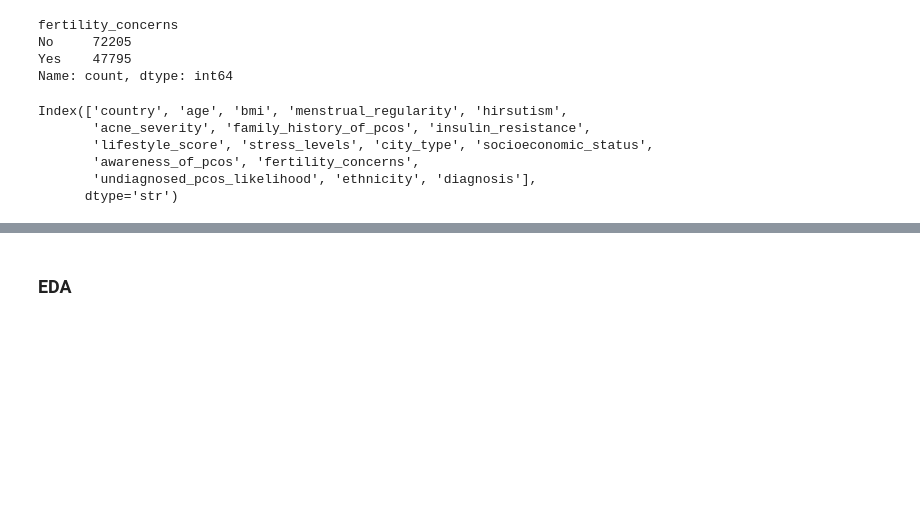
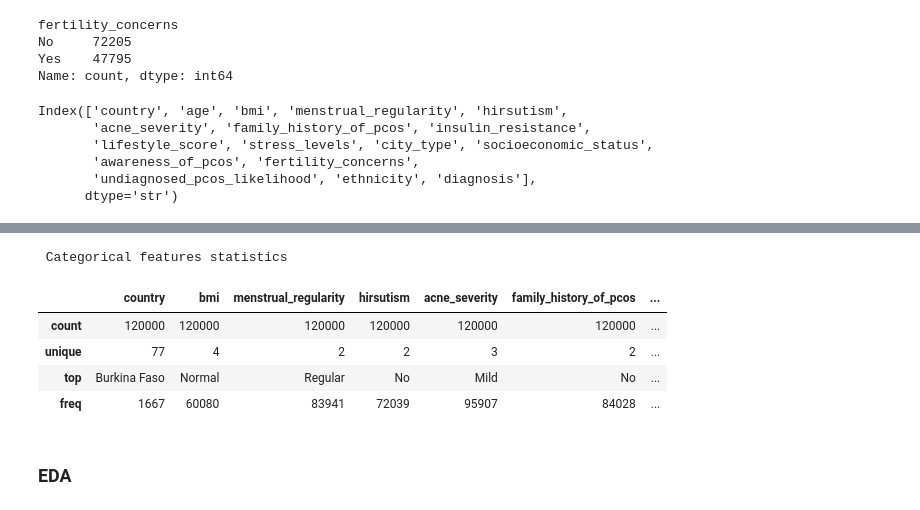
Before and after one commit to rajibulislam1/PCOS_detect_prediction, a Jupyter notebook: notebooks/01-data-preprocessed.ipynb, the cells around one changed output, grey strips where cells are left out. Cells and saved outputs as stored; diff of their text form; code cells hidden in the pictures; blank space fills up the shorter version.

```diff
--- a/notebooks/01-data-preprocessed.ipynb
+++ b/notebooks/01-data-preprocessed.ipynb
@@ -532,3 +561,14 @@ Index(['country', 'age', 'bmi', 'menstrual_regularity', 'hirsutism',
+# %%
+# Basic statistics for categorical features
+print(" Categorical features statistics")
+df.describe(include='object')
+# %% [output]
+ Categorical features statistics
+|  | country | bmi | menstrual_regularity | hirsutism | acne_severity | family_history_of_pcos | ... |
+| count | 120000 | 120000 | 120000 | 120000 | 120000 | 120000 | ... |
+| unique | 77 | 4 | 2 | 2 | 3 | 2 | ... |
+| top | Burkina Faso | Normal | Regular | No | Mild | No | ... |
+| freq | 1667 | 60080 | 83941 | 72039 | 95907 | 84028 | ... |
 # %% [markdown]
 ### EDA
 # %%
```
Also changed, not shown: parts of 13 cells of this notebook, 3 other files.
